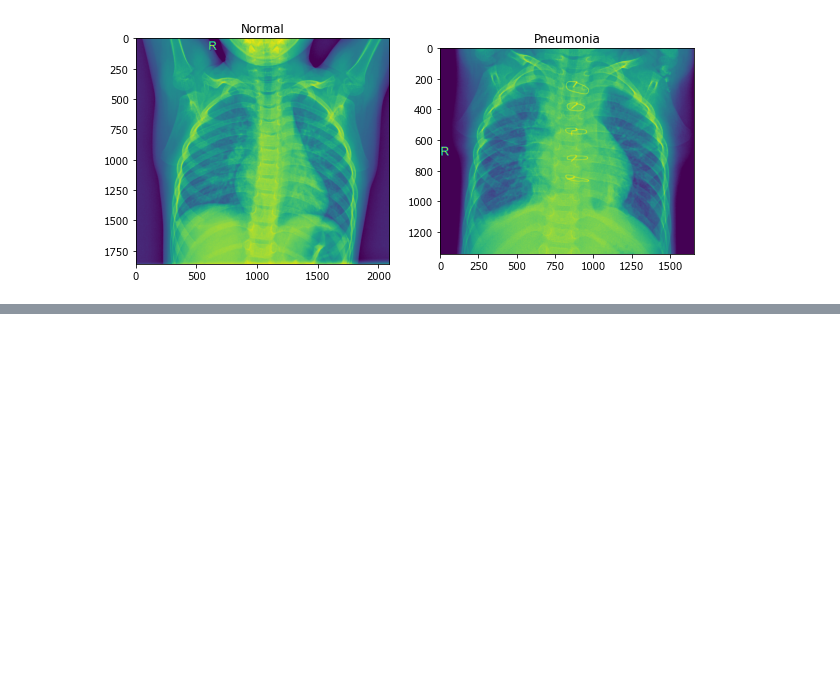
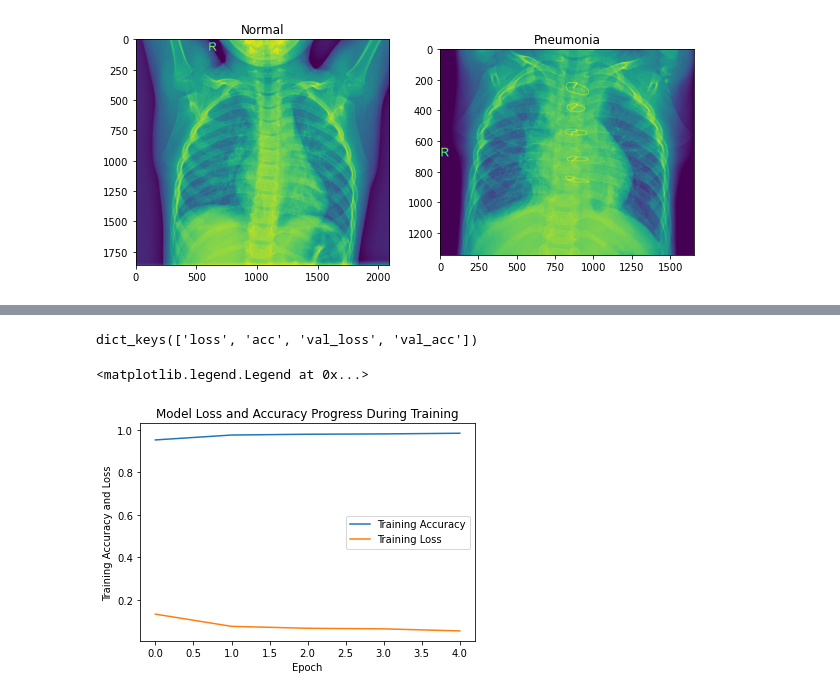
Before and after one commit to Darzan21/Kaggle-X-Ray-Pneumonia, a Jupyter notebook: Kaggle Chest X-Ray Images (Pneumonia).ipynb, the cells around one changed output, grey strips where cells are left out. Saved outputs shown, nothing was run; the diff lists cells and outputs as text; code cells hidden in the pictures; blank space fills up the shorter version.

```diff
--- a/Kaggle Chest X-Ray Images (Pneumonia).ipynb
+++ b/Kaggle Chest X-Ray Images (Pneumonia).ipynb
@@ -124,0 +190,21 @@ The testing accuracy is : 86.54 %
+# %%
+headmodel = basemodel.output
+headmodel = AveragePooling2D(pool_size = (2,2))(headmodel)
+headmodel = Flatten(name= 'flatten')(headmodel)
+headmodel = Dense(256, activation = "relu")(headmodel)
+headmodel = Dropout(0.3)(headmodel) #for generalizing
+headmodel = Dense(256, activation = "relu")(headmodel)
+headmodel = Dropout(0.3)(headmodel)
+headmodel = Dense(2, activation = 'softmax')(headmodel) #last layer has number of neurons according to problems nature
+
+model = Model(inputs = basemodel.input, outputs = headmodel)
+# %%
+model.compile(loss = 'categorical_crossentropy', optimizer=optimizers.RMSprop(lr = 1e-4, decay = 1e-6), metrics= ["accuracy"])
+# %%
+# using early stopping to exit training if validation loss is not decreasing even after certain epochs (patience)
+earlystopping = EarlyStopping(monitor='val_loss', mode='min', verbose=1, patience=20)
+
+# save the best model with lower validation loss
+checkpointer = ModelCheckpoint(filepath="weights.hdf5", verbose=1, save_best_only=True)
+# %%
+history = model.fit_generator(train_generator, steps_per_epoch= train_generator.n // 4, epochs = 5, validation_data= val_generator, validation_steps= val_generator.n // 4, callbacks=[checkpointer, earlystopping])
@@ -124,0 +227,15 @@ The testing accuracy is : 86.54 %
+# %%
+history.history.keys()
+# %% [output]
+dict_keys(['loss', 'acc', 'val_loss', 'val_acc'])
+# %%
+plt.plot(history.history['acc'])
+plt.plot(history.history['loss'])
+
+plt.title('Model Loss and Accuracy Progress During Training')
+plt.xlabel('Epoch')
+plt.ylabel('Training Accuracy and Loss')
+plt.legend(['Training Accuracy', 'Training Loss'])
+# %% [output]
+<matplotlib.legend.Legend at 0x...>
+[figure, added]
```
Also changed, not shown: parts of 30 cells of this notebook.
